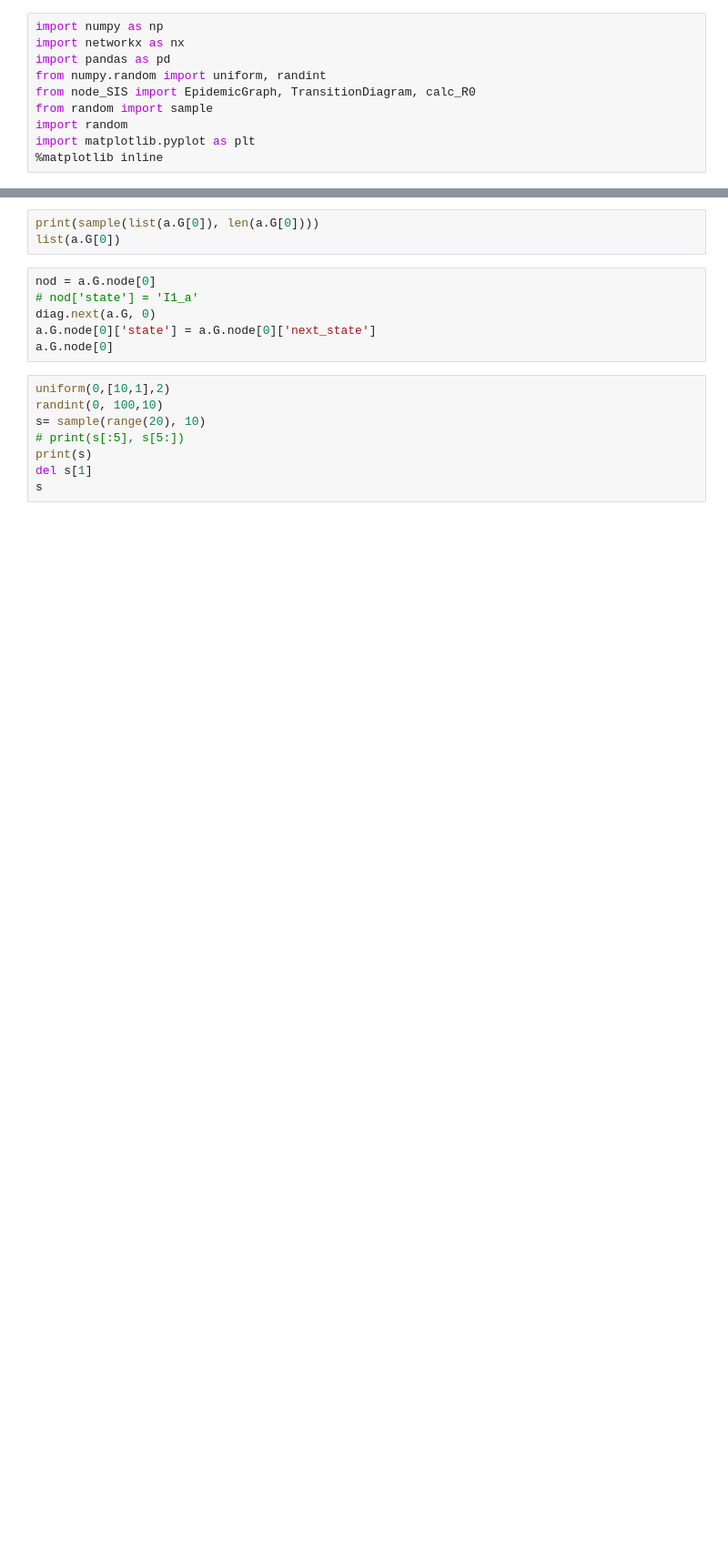
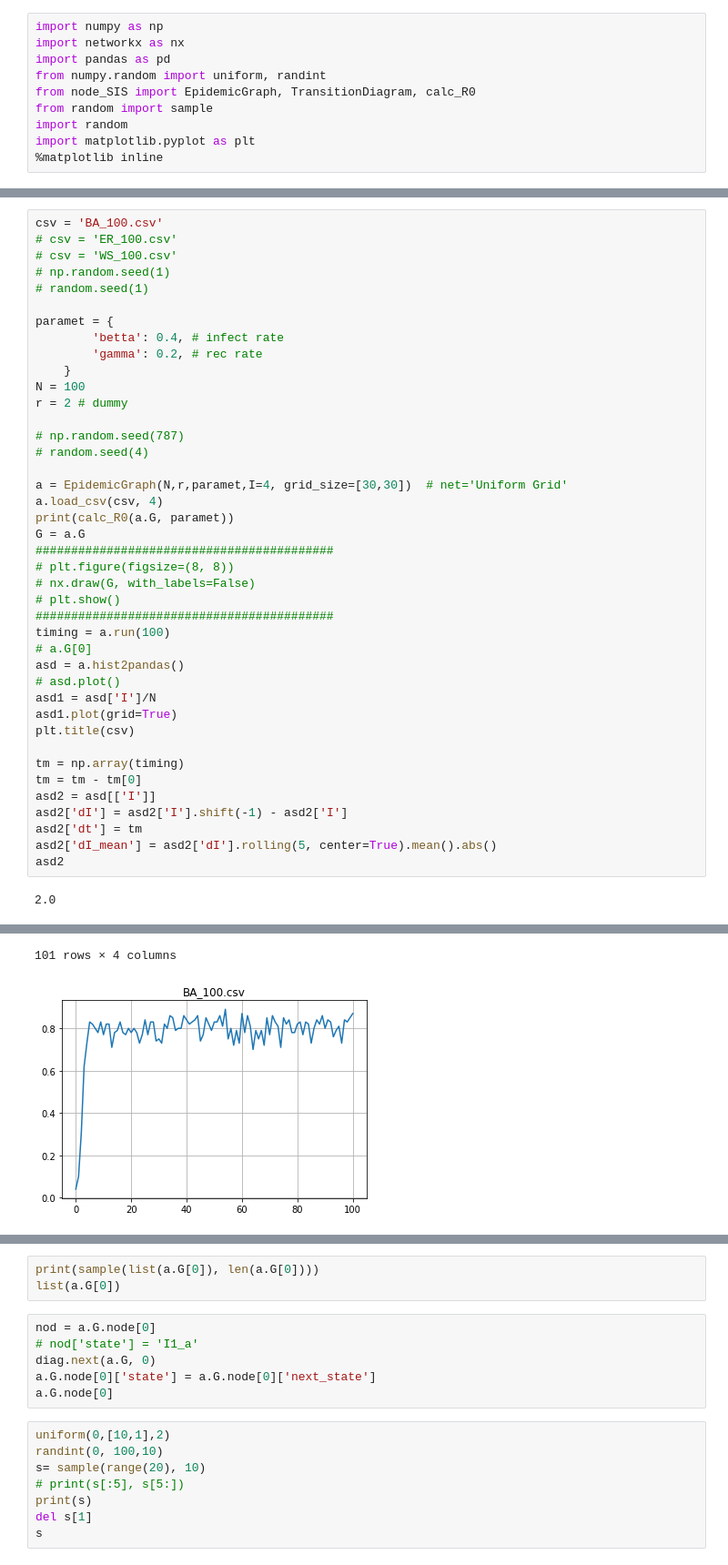
Before and after one commit to Dmitriy-Fedorov/Epidemic-Model, a Jupyter notebook: python_1/2nd SIS.ipynb, the cells around one changed output, grey strips where cells are left out. Shown: that part at 91% size. Cells and saved outputs as stored; diff of their text form; blank space fills up the shorter version.

```diff
--- a/python_1/2nd SIS.ipynb
+++ b/python_1/2nd SIS.ipynb
@@ -64,0 +59,43 @@ calc_R0(a.G, paramet)
+# %%
+csv = 'BA_100.csv'
+# csv = 'ER_100.csv'
+# csv = 'WS_100.csv'
+# np.random.seed(1)
+# random.seed(1)
+
+paramet = {
+        'betta': 0.4, # infect rate
+        'gamma': 0.2, # rec rate
+    }
+N = 100
+r = 2 # dummy
+
+# np.random.seed(787)
+# random.seed(4)
+
+a = EpidemicGraph(N,r,paramet,I=4, grid_size=[30,30])  # net='Uniform Grid'
+a.load_csv(csv, 4)
+print(calc_R0(a.G, paramet))
+G = a.G
+##########################################
+# plt.figure(figsize=(8, 8))
+# nx.draw(G, with_labels=False)
+# plt.show()
+##########################################
+timing = a.run(100)
+# a.G[0]
+asd = a.hist2pandas()
+# asd.plot()
+asd1 = asd['I']/N
+asd1.plot(grid=True)
+plt.title(csv)
+
+tm = np.array(timing)
+tm = tm - tm[0]
+asd2 = asd[['I']]
+asd2['dI'] = asd2['I'].shift(-1) - asd2['I']
+asd2['dt'] = tm
+asd2['dI_mean'] = asd2['dI'].rolling(5, center=True).mean().abs()
+asd2
+# %% [output]
+2.0
@@ -64,0 +119,2 @@ calc_R0(a.G, paramet)
+101 rows × 4 columns
+[figure, added]
```
Also changed, not shown: parts of 7 cells of this notebook, 1 other file.
